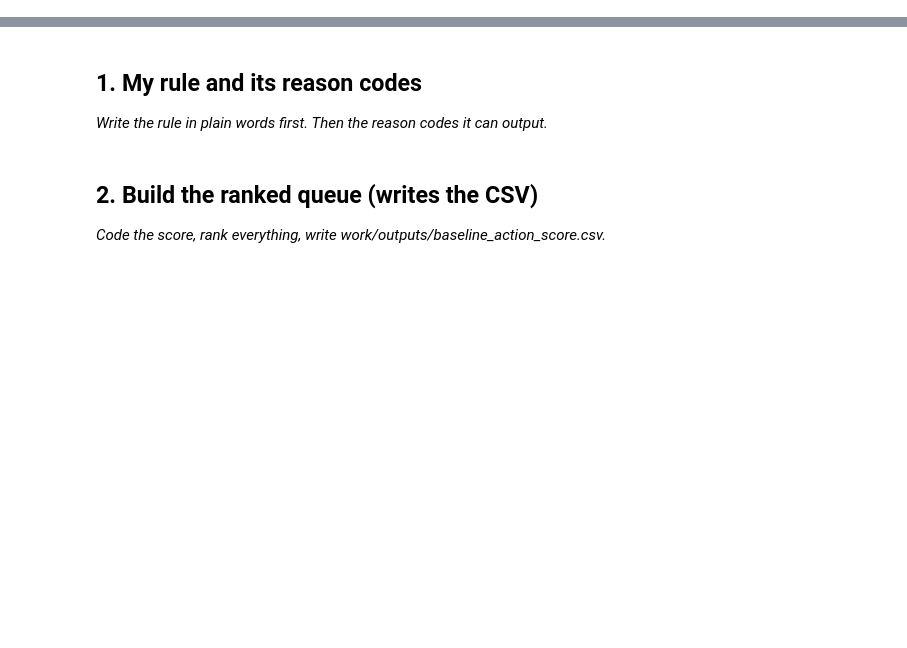
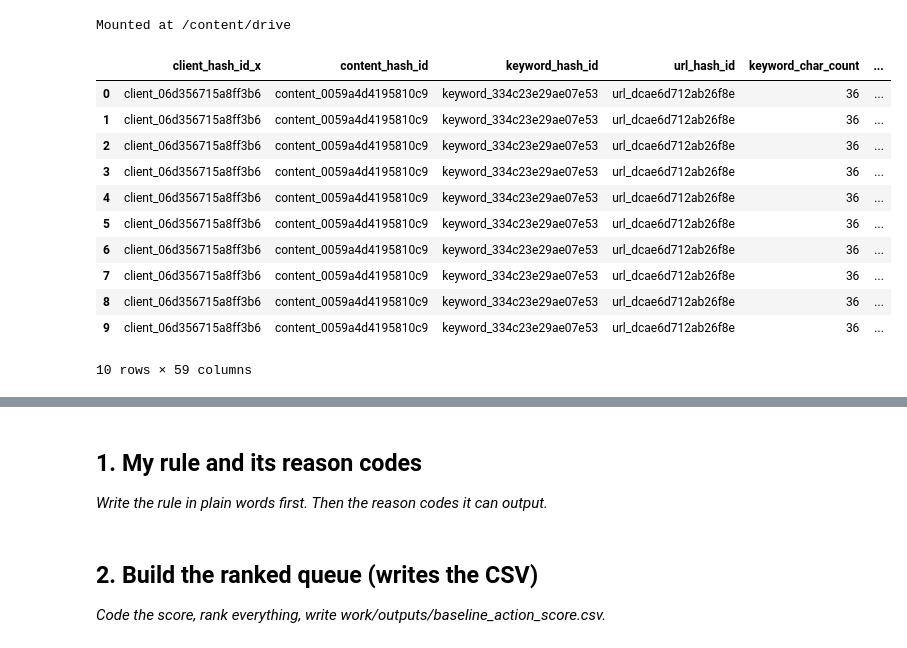
Before and after one commit to adeleke1508/flyrank_week_one_ml_project_1, a Jupyter notebook: work/notebooks/w04_baseline_score.ipynb, the cells around one changed output, grey strips where cells are left out. Cells and saved outputs as stored; diff of their text form; code cells hidden in the pictures; blank space fills up the shorter version.

```diff
--- a/work/notebooks/w04_baseline_score.ipynb
+++ b/work/notebooks/w04_baseline_score.ipynb
@@ -6,3 +6,8 @@
 This skeleton is yours to fill. Work the sections **in order** — each one has a one-line hint. Simple words, honest numbers.
 
 > Working with an AI assistant? Tell it to read `skills/README.md` first and load the one skill this assignment names on its card.
+# %%
+from google.colab import drive
+drive.mount('/content/drive')
+# %% [output]
+Mounted at /content/drive
@@ -8,0 +17,16 @@ This skeleton is yours to fill. Work the sections **in order** — each one has
+# %%
+df = pd.read_csv('/content/drive/MyDrive/dim_content_and_fact_daily_performance_month_2026_05_cleaned.csv')
+df.head(n=10)
+# %% [output]
+|  | client_hash_id_x | content_hash_id | keyword_hash_id | url_hash_id | keyword_char_count | ... |
+| 0 | client_06d356715a8ff3b6 | content_0059a4d4195810c9 | keyword_334c23e29ae07e53 | url_dcae6d712ab26f8e | 36 | ... |
+| 1 | client_06d356715a8ff3b6 | content_0059a4d4195810c9 | keyword_334c23e29ae07e53 | url_dcae6d712ab26f8e | 36 | ... |
+| 2 | client_06d356715a8ff3b6 | content_0059a4d4195810c9 | keyword_334c23e29ae07e53 | url_dcae6d712ab26f8e | 36 | ... |
+| 3 | client_06d356715a8ff3b6 | content_0059a4d4195810c9 | keyword_334c23e29ae07e53 | url_dcae6d712ab26f8e | 36 | ... |
+| 4 | client_06d356715a8ff3b6 | content_0059a4d4195810c9 | keyword_334c23e29ae07e53 | url_dcae6d712ab26f8e | 36 | ... |
+| 5 | client_06d356715a8ff3b6 | content_0059a4d4195810c9 | keyword_334c23e29ae07e53 | url_dcae6d712ab26f8e | 36 | ... |
+| 6 | client_06d356715a8ff3b6 | content_0059a4d4195810c9 | keyword_334c23e29ae07e53 | url_dcae6d712ab26f8e | 36 | ... |
+| 7 | client_06d356715a8ff3b6 | content_0059a4d4195810c9 | keyword_334c23e29ae07e53 | url_dcae6d712ab26f8e | 36 | ... |
+| 8 | client_06d356715a8ff3b6 | content_0059a4d4195810c9 | keyword_334c23e29ae07e53 | url_dcae6d712ab26f8e | 36 | ... |
+| 9 | client_06d356715a8ff3b6 | content_0059a4d4195810c9 | keyword_334c23e29ae07e53 | url_dcae6d712ab26f8e | 36 | ... |
+10 rows × 59 columns
```
Also changed, not shown: parts of 18 cells of this notebook.
